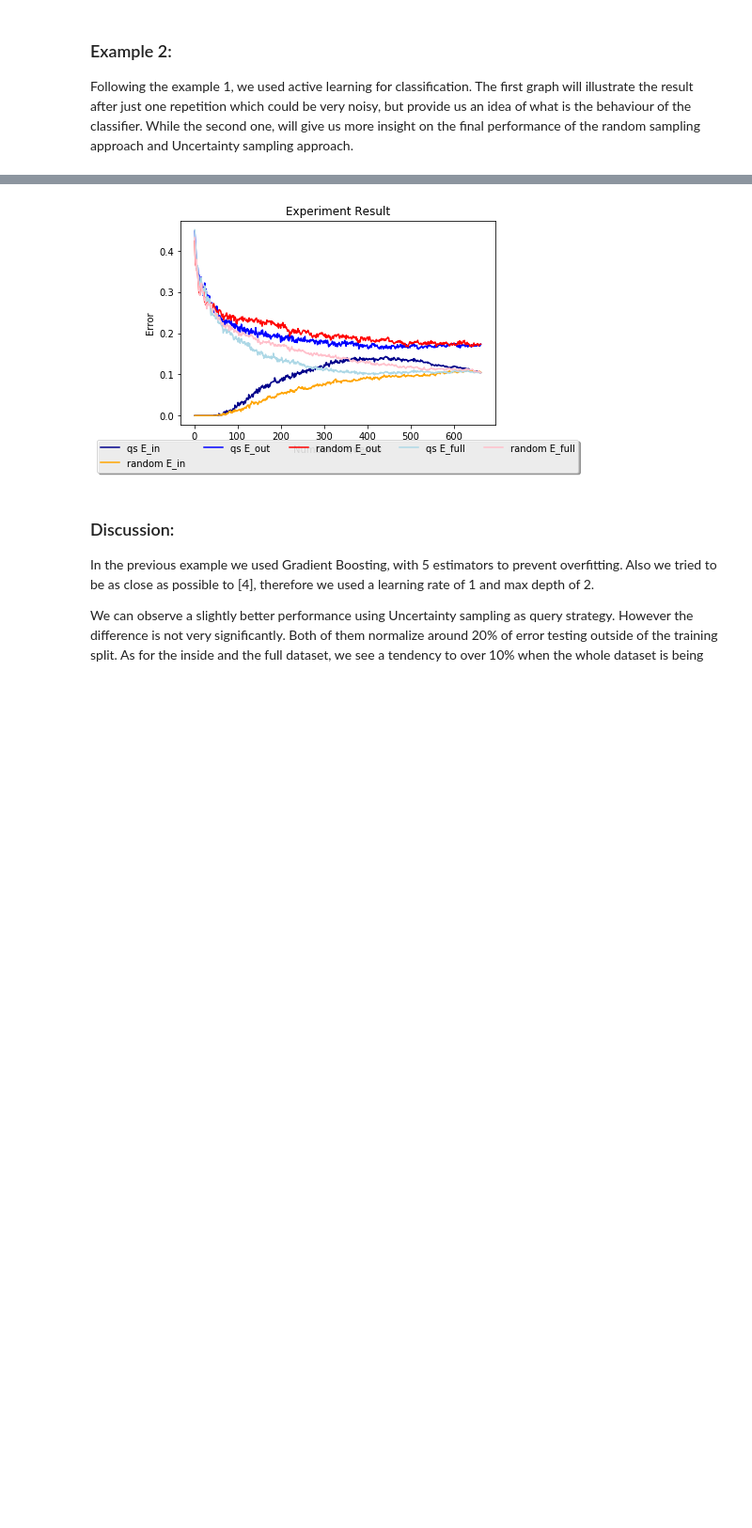
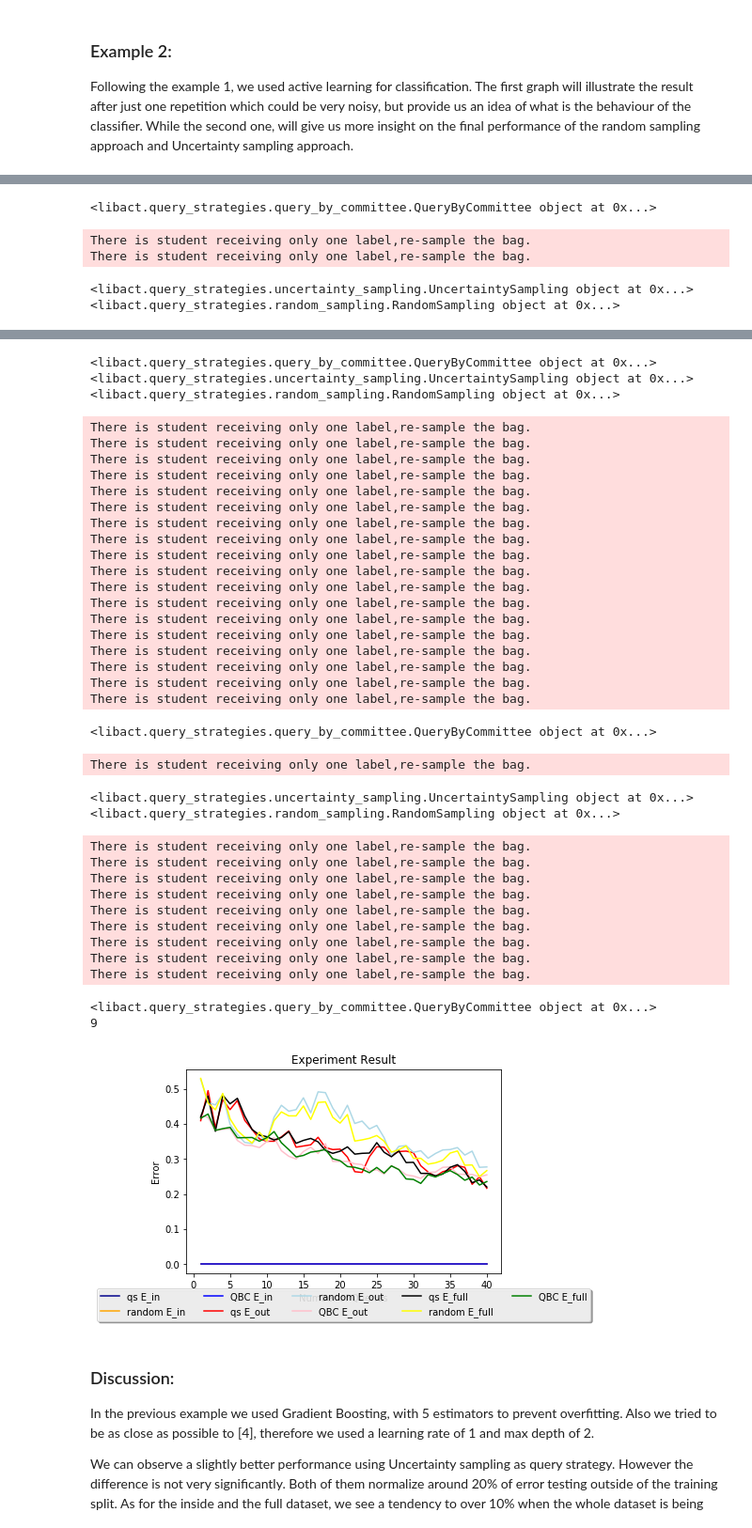
Before and after one commit to piperod/Activelearning-Slic, a Jupyter notebook: ActiveLearning-SuperPixels.ipynb, the cells around one changed output, grey strips where cells are left out. Shown: that part at 94% size. Cells and saved outputs as stored; diff of their text form; code cells hidden in the pictures; blank space fills up the shorter version.

```diff
--- a/ActiveLearning-SuperPixels.ipynb
+++ b/ActiveLearning-SuperPixels.ipynb
@@ -344,9 +399,9 @@ plotting(experiment)
 # %%
 #  #iterations defined by the user to achieve more smooth curves
-iterations =20
+repetitions =4
 test_size = 0.25 # the percentage of samples in the dataset that will be                  # randomly selected and assigned to the test set
 n_labeled = 2 # number of samples that are initially labeled
-panel=AL(data,labels,test_size,n_labeled,iterations)
+panel=AL(data,labels,test_size,n_labeled,repetitions, quota=40)
 master_panel=panel.mean(axis=0)
 plotting(master_panel)
 # %% [output]
@@ -352,0 +424,5 @@ plotting(master_panel)
+<libact.query_strategies.query_by_committee.QueryByCommittee object at 0x...>
+There is student receiving only one label,re-sample the bag.
+There is student receiving only one label,re-sample the bag.
+<libact.query_strategies.uncertainty_sampling.UncertaintySampling object at 0x...>
+<libact.query_strategies.random_sampling.RandomSampling object at 0x...>
@@ -353,4 +439,40 @@ plotting(master_panel)
+<libact.query_strategies.query_by_committee.QueryByCommittee object at 0x...>
+<libact.query_strategies.uncertainty_sampling.UncertaintySampling object at 0x...>
+<libact.query_strategies.random_sampling.RandomSampling object at 0x...>
+There is student receiving only one label,re-sample the bag.
+There is student receiving only one label,re-sample the bag.
+There is student receiving only one label,re-sample the bag.
+There is student receiving only one label,re-sample the bag.
+There is student receiving only one label,re-sample the bag.
+There is student receiving only one label,re-sample the bag.
+There is student receiving only one label,re-sample the bag.
+There is student receiving only one label,re-sample the bag.
+There is student receiving only one label,re-sample the bag.
+There is student receiving only one label,re-sample the bag.
+There is student receiving only one label,re-sample the bag.
+There is student receiving only one label,re-sample the bag.
+There is student receiving only one label,re-sample the bag.
+There is student receiving only one label,re-sample the bag.
+There is student receiving only one label,re-sample the bag.
+There is student receiving only one label,re-sample the bag.
+There is student receiving only one label,re-sample the bag.
+There is student receiving only one label,re-sample the bag.
+<libact.query_strategies.query_by_committee.QueryByCommittee object at 0x...>
+There is student receiving only one label,re-sample the bag.
+<libact.query_strategies.uncertainty_sampling.UncertaintySampling object at 0x...>
+<libact.query_strategies.random_sampling.RandomSampling object at 0x...>
+There is student receiving only one label,re-sample the bag.
+There is student receiving only one label,re-sample the bag.
+There is student receiving only one label,re-sample the bag.
+There is student receiving only one label,re-sample the bag.
+There is student receiving only one label,re-sample the bag.
+There is student receiving only one label,re-sample the bag.
+There is student receiving only one label,re-sample the bag.
+There is student receiving only one label,re-sample the bag.
+There is student receiving only one label,re-sample the bag.
+<libact.query_strategies.query_by_committee.QueryByCommittee object at 0x...>
+9
-[figure, old version]
+[figure, new version]
 # %% [markdown]
 ### Discussion:
 
```
Also changed, not shown: parts of 14 cells of this notebook, 2 other files.
